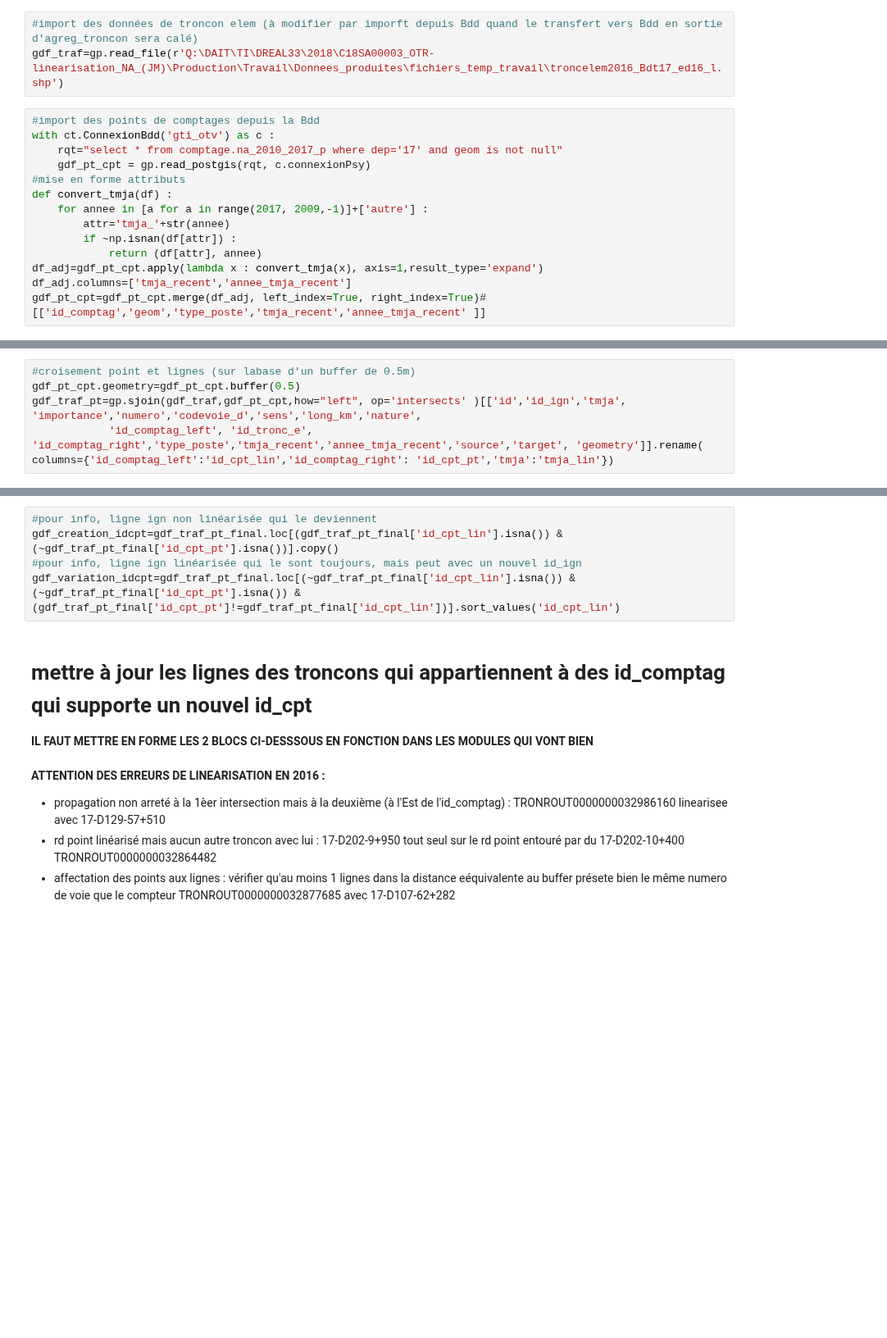
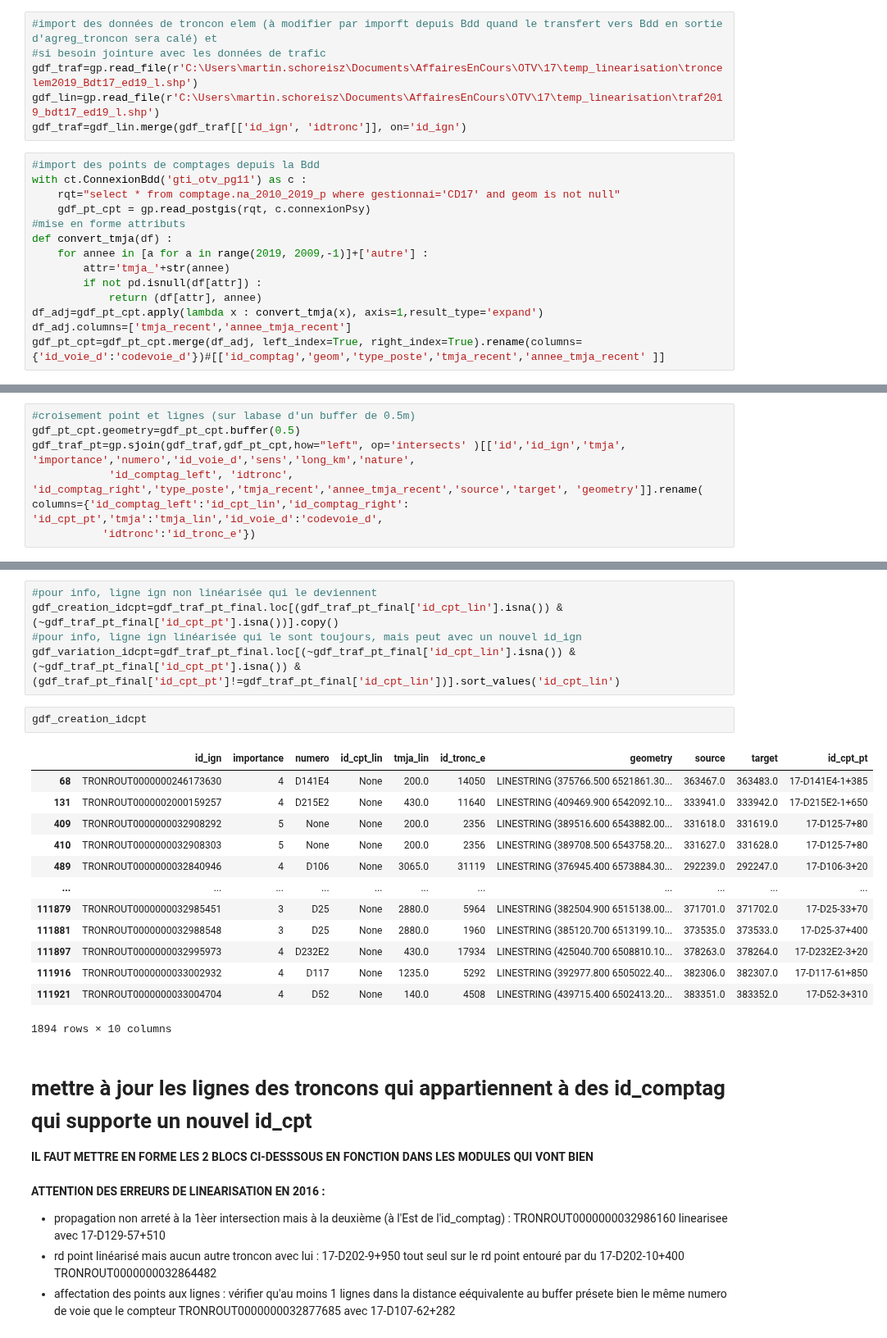
Before and after one commit to nantodevison/otv, a Jupyter notebook: otv/Transfert_Donnees/linearisation.ipynb, the cells around one changed output, grey strips where cells are left out. Shown at 82% size. Saved outputs shown, nothing was run; the diff lists cells and outputs as text; blank space fills up the shorter version.

Commit message:
linearisation auto

```diff
--- a/otv/Transfert_Donnees/linearisation.ipynb
+++ b/otv/Transfert_Donnees/linearisation.ipynb
@@ -25,22 +29,25 @@ pd.set_option('display.max_columns', 50)
 ## CD17
 Réutiliser les comptages importés grace au Notebooj Import_trafics (chap cd17) et les données de troncons elemnetaires issues du notebook agrege_troncon pour déterminer les nouveaux id_comptag
 # %%
-#import des données de troncon elem (à modifier par imporft depuis Bdd quand le transfert vers Bdd en sortie d'agreg_troncon sera calé)
-gdf_traf=gp.read_file(r'Q:\DAIT\TI\DREAL33\2018\C18SA00003_OTR-linearisation_NA_(JM)\Production\Travail\Donnees_produites\fichiers_temp_travail\troncelem2016_Bdt17_ed16_l.shp')
+#import des données de troncon elem (à modifier par imporft depuis Bdd quand le transfert vers Bdd en sortie d'agreg_troncon sera calé) et
+#si besoin jointure avec les données de trafic
+gdf_traf=gp.read_file(r'C:\Users\martin.schoreisz\Documents\AffairesEnCours\OTV\17\temp_linearisation\troncelem2019_Bdt17_ed19_l.shp')
+gdf_lin=gp.read_file(r'C:\Users\martin.schoreisz\Documents\AffairesEnCours\OTV\17\temp_linearisation\traf2019_bdt17_ed19_l.shp')
+gdf_traf=gdf_lin.merge(gdf_traf[['id_ign', 'idtronc']], on='id_ign')
 # %%
 #import des points de comptages depuis la Bdd
-with ct.ConnexionBdd('gti_otv') as c :
-    rqt="select * from comptage.na_2010_2017_p where dep='17' and geom is not null"
+with ct.ConnexionBdd('gti_otv_pg11') as c :
+    rqt="select * from comptage.na_2010_2019_p where gestionnai='CD17' and geom is not null"
     gdf_pt_cpt = gp.read_postgis(rqt, c.connexionPsy)
 #mise en forme attributs
 def convert_tmja(df) :
-    for annee in [a for a in range(2017, 2009,-1)]+['autre'] :
+    for annee in [a for a in range(2019, 2009,-1)]+['autre'] :
         attr='tmja_'+str(annee)
-        if ~np.isnan(df[attr]) :
+        if not pd.isnull(df[attr]) :
             return (df[attr], annee)
 df_adj=gdf_pt_cpt.apply(lambda x : convert_tmja(x), axis=1,result_type='expand')
 df_adj.columns=['tmja_recent','annee_tmja_recent']
-gdf_pt_cpt=gdf_pt_cpt.merge(df_adj, left_index=True, right_index=True)#[['id_comptag','geom','type_poste','tmja_recent','annee_tmja_recent' ]]
+gdf_pt_cpt=gdf_pt_cpt.merge(df_adj, left_index=True, right_index=True).rename(columns={'id_voie_d':'codevoie_d'})#[['id_comptag','geom','type_poste','tmja_recent','annee_tmja_recent' ]]
 # %%
 #filtre des points ponctuels en été
 pt_pctuels_ete=gdf_pt_cpt.loc[gdf_pt_cpt['type_poste']=='ponctuel'].copy()
@@ -56,9 +63,10 @@ gdf_pt_cpt=gdf_pt_cpt.loc[gdf_pt_cpt.index.isin(pt_pctuels_ete.index.tolist()+gd
 # %%
 #croisement point et lignes (sur labase d'un buffer de 0.5m)
 gdf_pt_cpt.geometry=gdf_pt_cpt.buffer(0.5)
-gdf_traf_pt=gp.sjoin(gdf_traf,gdf_pt_cpt,how="left", op='intersects' )[['id','id_ign','tmja', 'importance','numero','codevoie_d','sens','long_km','nature',
-            'id_comptag_left', 'id_tronc_e', 'id_comptag_right','type_poste','tmja_recent','annee_tmja_recent','source','target', 'geometry']].rename(
-columns={'id_comptag_left':'id_cpt_lin','id_comptag_right': 'id_cpt_pt','tmja':'tmja_lin'})
+gdf_traf_pt=gp.sjoin(gdf_traf,gdf_pt_cpt,how="left", op='intersects' )[['id','id_ign','tmja', 'importance','numero','id_voie_d','sens','long_km','nature',
+            'id_comptag_left', 'idtronc', 'id_comptag_right','type_poste','tmja_recent','annee_tmja_recent','source','target', 'geometry']].rename(
+columns={'id_comptag_left':'id_cpt_lin','id_comptag_right': 'id_cpt_pt','tmja':'tmja_lin','id_voie_d':'codevoie_d',
+           'idtronc':'id_tronc_e'})
 # %%
 #recherch des tronc_elem avec plusieurs points
 gdf_traf_pt_notna=gdf_traf_pt.loc[~gdf_traf_pt['id_cpt_pt'].isna()].copy()
@@ -106,6 +114,22 @@ gdf_traf_pt_final=gdf_traf_pt[['id_ign','importance','numero', 'id_cpt_lin','tmj
 gdf_creation_idcpt=gdf_traf_pt_final.loc[(gdf_traf_pt_final['id_cpt_lin'].isna()) & (~gdf_traf_pt_final['id_cpt_pt'].isna())].copy()
 #pour info, ligne ign linéarisée qui le sont toujours, mais peut avec un nouvel id_ign
 gdf_variation_idcpt=gdf_traf_pt_final.loc[(~gdf_traf_pt_final['id_cpt_lin'].isna()) & (~gdf_traf_pt_final['id_cpt_pt'].isna()) & (gdf_traf_pt_final['id_cpt_pt']!=gdf_traf_pt_final['id_cpt_lin'])].sort_values('id_cpt_lin')
+# %%
+gdf_creation_idcpt
+# %% [output]
+|  | id_ign | importance | numero | id_cpt_lin | tmja_lin | id_tronc_e | geometry | source | target | id_cpt_pt |
+| 68 | TRONROUT0000000246173630 | 4 | D141E4 | None | 200.0 | 14050 | LINESTRING (375766.500 6521861.30... | 363467.0 | 363483.0 | 17-D141E4-1+385 |
+| 131 | TRONROUT0000002000159257 | 4 | D215E2 | None | 430.0 | 11640 | LINESTRING (409469.900 6542092.10... | 333941.0 | 333942.0 | 17-D215E2-1+650 |
+| 409 | TRONROUT0000000032908292 | 5 | None | None | 200.0 | 2356 | LINESTRING (389516.600 6543882.00... | 331618.0 | 331619.0 | 17-D125-7+80 |
+| 410 | TRONROUT0000000032908303 | 5 | None | None | 200.0 | 2356 | LINESTRING (389708.500 6543758.20... | 331627.0 | 331628.0 | 17-D125-7+80 |
+| 489 | TRONROUT0000000032840946 | 4 | D106 | None | 3065.0 | 31119 | LINESTRING (376945.400 6573884.30... | 292239.0 | 292247.0 | 17-D106-3+20 |
+| ... | ... | ... | ... | ... | ... | ... | ... | ... | ... | ... |
+| 111879 | TRONROUT0000000032985451 | 3 | D25 | None | 2880.0 | 5964 | LINESTRING (382504.900 6515138.00... | 371701.0 | 371702.0 | 17-D25-33+70 |
+| 111881 | TRONROUT0000000032988548 | 3 | D25 | None | 2880.0 | 1960 | LINESTRING (385120.700 6513199.10... | 373535.0 | 373533.0 | 17-D25-37+400 |
+| 111897 | TRONROUT0000000032995973 | 4 | D232E2 | None | 430.0 | 17934 | LINESTRING (425040.700 6508810.10... | 378263.0 | 378264.0 | 17-D232E2-3+20 |
+| 111916 | TRONROUT0000000033002932 | 4 | D117 | None | 1235.0 | 5292 | LINESTRING (392977.800 6505022.40... | 382306.0 | 382307.0 | 17-D117-61+850 |
+| 111921 | TRONROUT0000000033004704 | 4 | D52 | None | 140.0 | 4508 | LINESTRING (439715.400 6502413.20... | 383351.0 | 383352.0 | 17-D52-3+310 |
+1894 rows × 10 columns
 # %% [markdown]
 # mettre à jour les lignes des troncons qui appartiennent à des id_comptag qui supporte un nouvel id_cpt
 **IL FAUT METTRE EN FORME LES 2 BLOCS CI-DESSSOUS EN FONCTION DANS LES MODULES QUI VONT BIEN <br> <br> ATTENTION DES ERREURS DE LINEARISATION EN 2016 :** <br>
```
Also changed, not shown: parts of 5 cells of this notebook, 7 other files.
